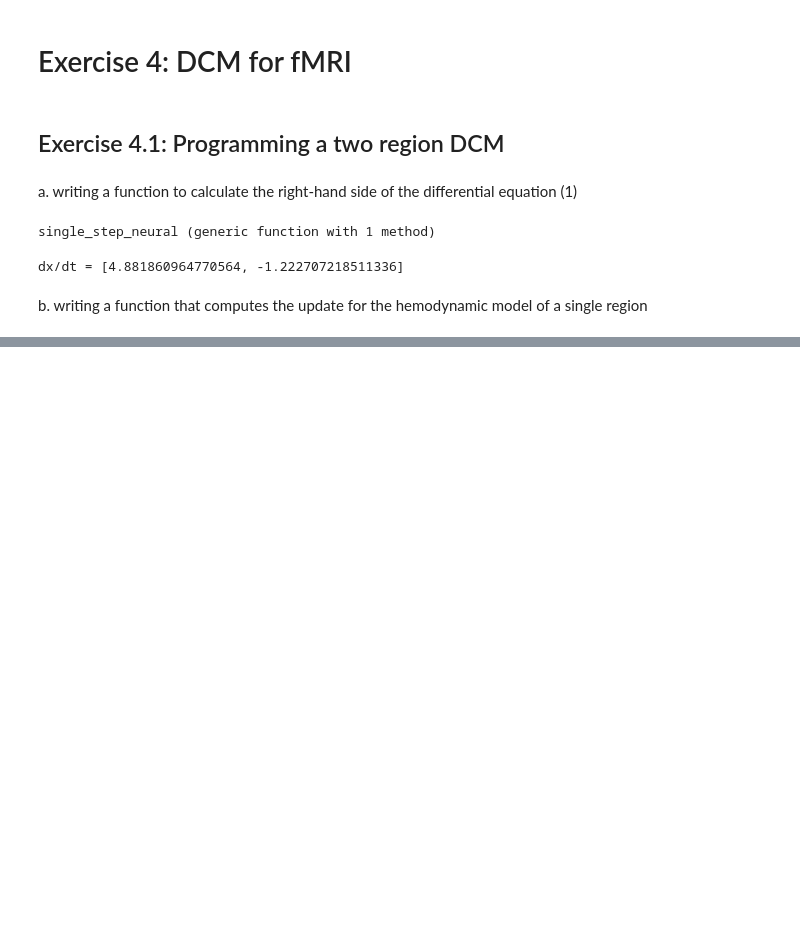
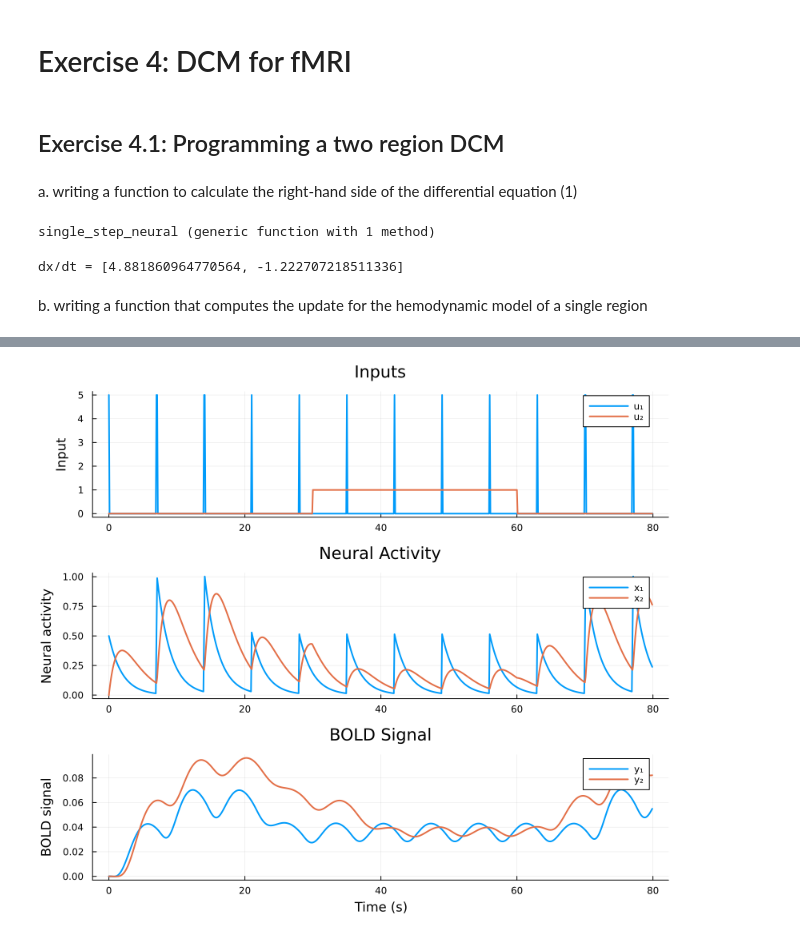
Before and after one commit to MagisV/Translational_Neuromodeling_Exercise_1, a Jupyter notebook: ex-04/DCMforfMRI.ipynb, the cells around one changed output, grey strips where cells are left out. Cells and saved outputs as stored; diff of their text form; code cells hidden in the pictures; blank space fills up the shorter version.

```diff
--- a/ex-04/DCMforfMRI.ipynb
+++ b/ex-04/DCMforfMRI.ipynb
@@ -46,7 +46,7 @@ dx/dt = [4.881860964770564, -1.222707218511336]
 # %% [markdown]
 b.  writing a function that computes the update for the hemodynamic model of a single region
 # %%
-function single_step_hrf(h::Vector{Float64}, x::Vector{Float64}, P_HRF::Dict{String, Float64})
+function single_step_hrf(h::Vector{Float64}, x::Float64, PHRF::Dict{String, Float64})
     s, f, v, q = h
 
     # note: in this exercise, fixed values: κ = 0.64, γ = 0.32, τ = 2, α = 0.32 and E0 = 0.4
@@ -55,6 +55,12 @@ function single_step_hrf(h::Vector{Float64}, x::Vector{Float64}, P_HRF::Dict{Str
     t = PHRF["t"]
     a = PHRF["a"]
     E0 = PHRF["E0"]
+
+    println("k = ", k)
+    println("y = ", y)
+    println("t = ", t)
+    println("a = ", a)
+    println("E0 = ", E0)
 
     # getting ds (eq. 4)
     ds = x - k * s - y * (f - 1)
@@ -72,0 +152,70 @@ single_step_hrf (generic function with 1 method)
+# %%
+dt = 0.1
+T = 80.0
+time_steps = Int(T / dt)
+time = collect(0:dt:(T - dt))
+
+u1 = zeros(time_steps)
+for t in 1:time_steps
+    if mod(time[t], 7.0) < dt
+        u1[t] = 5.0
+    end
+end
+u2 = [((30.0 <= t <= 60.0) ? 1.0 : 0.0) for t in time]
+
+U = Dict("u" => hcat(u1, u2)', "dt" => dt)
+
+# parameters (from assignment)
+A = [0.0 0.0; 1.0 0.0]
+B = [0.0 0.0; -0.5 0.0]
+C = [1.0 0.0; 0.0 0.0]
+Pneural = Dict(
+    "A" => A,
+    "B" => B,
+    "C" => C)
+
+# from 1.4b
+PHRF = Dict(
+    "k" => 0.64,
+    "y" => 0.32,
+    "t" => 2.0,
+    "a" => 0.32,
+    "E0" => 0.4)
+
+x0 = [0.0, 0.0]
+h0 = [0.0 0.0; 1.0 1.0; 1.0 1.0; 1.0 1.0]  # 4 hemodynamic states for 2 regions
+y, h, x = euler_integrate_dcm(U, Pneural, PHRF, x0, h0)
+
+# Plotting
+using Plots
+
+# Create time vector
+time = collect(0:U["dt"]:(size(U["u"], 2) - 1) * U["dt"])
+
+# transposing matrices for plotting
+u_plot = U["u"]'
+x_plot = x'
+y_plot = y'
+
+plot(layout = (3, 1), size=(800, 700), legend = :topright)
+
+# input (u1 and u2)
+plot!(time, u_plot[:, 1], label="u₁", lw=2, subplot=1)
+plot!(time, u_plot[:, 2], label="u₂", lw=2, subplot=1)
+ylabel!("Input", subplot=1)
+title!("Inputs", subplot=1)
+
+# neural activity (x1 and x2)
+plot!(time, x_plot[:, 1], label="x₁", lw=2, subplot=2)
+plot!(time, x_plot[:, 2], label="x₂", lw=2, subplot=2)
+ylabel!("Neural activity", subplot=2)
+title!("Neural Activity", subplot=2)
+
+# BOLD signal (y1 and y2)
+plot!(time, y_plot[:, 1], label="y₁", lw=2, subplot=3)
+plot!(time, y_plot[:, 2], label="y₂", lw=2, subplot=3)
+ylabel!("BOLD signal", subplot=3)
+xlabel!("Time (s)", subplot=3)
+title!("BOLD Signal", subplot=3)
+# %% [output]
+[figure, added]
```
Also changed, not shown: parts of 6 cells of this notebook.
